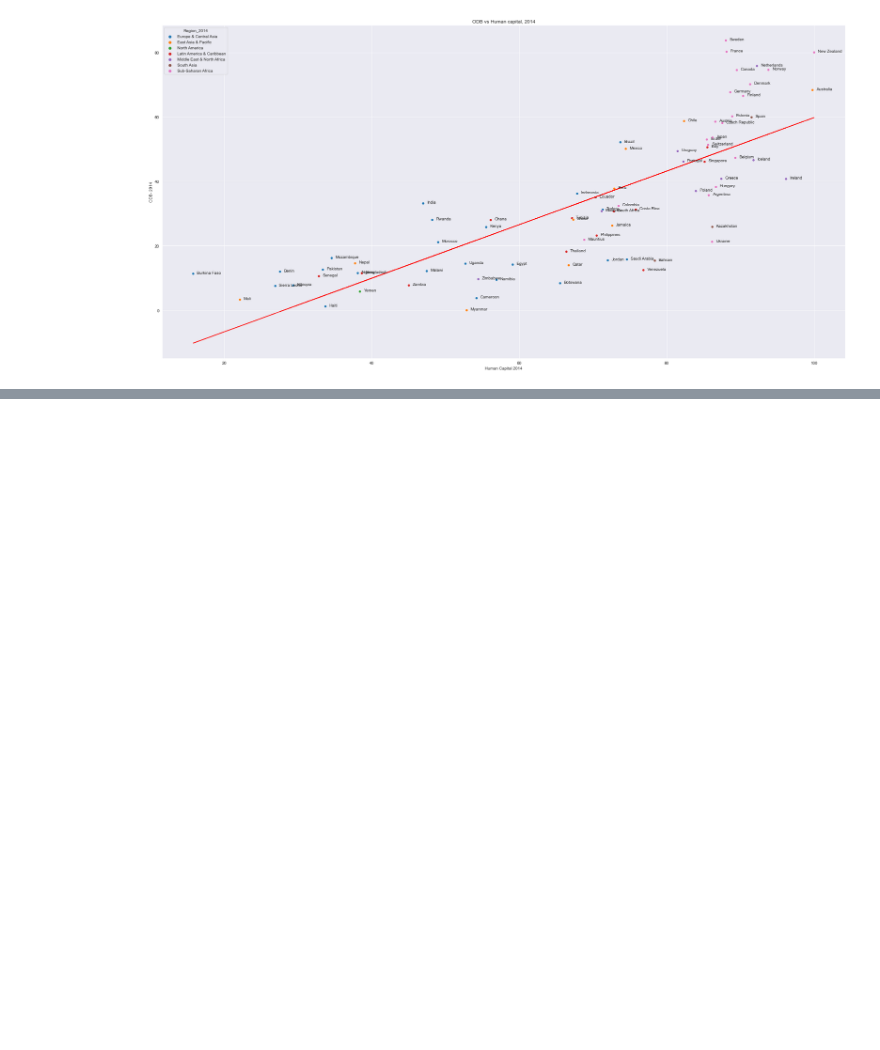
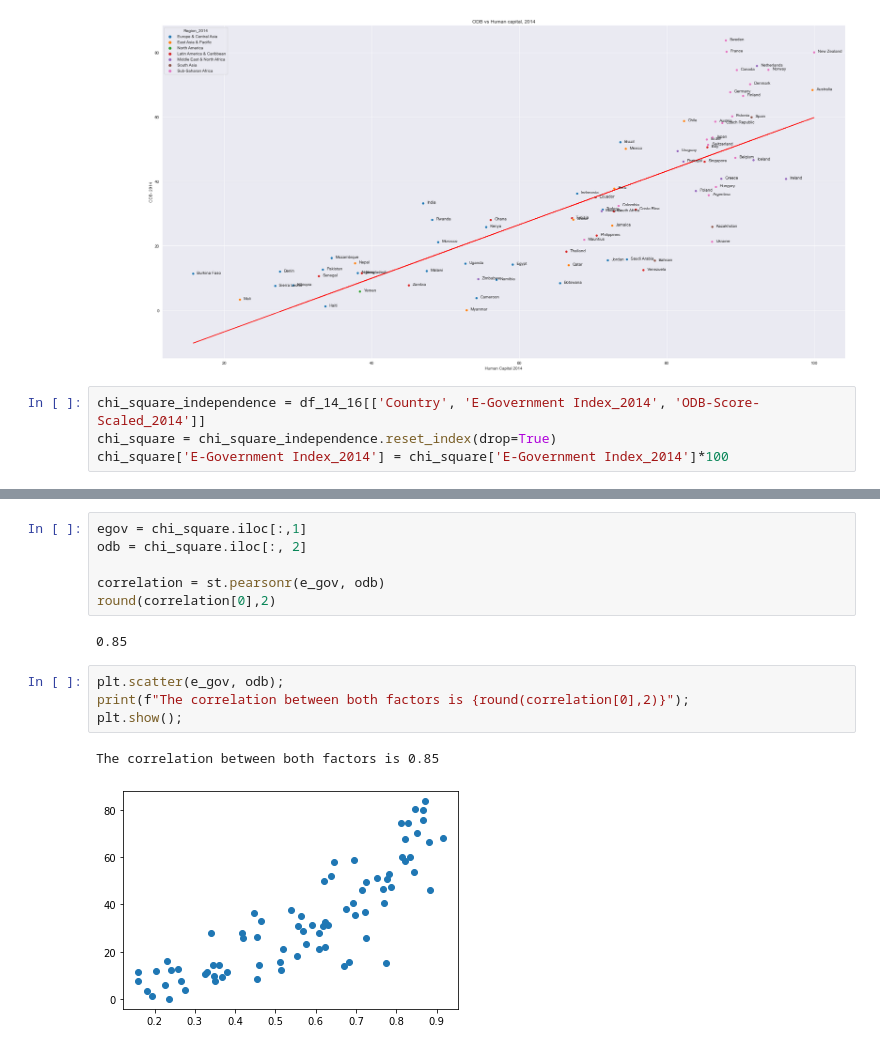
Before and after one commit to kreetigulati/Egovernance_and_OpenData, a Jupyter notebook: Jordan/Merge graphing.ipynb, the cells around one changed output, grey strips where cells are left out. Drawn from its saved outputs; the diff is of its cells as text; blank space fills up the shorter version.

```diff
--- a/Jordan/Merge graphing.ipynb
+++ b/Jordan/Merge graphing.ipynb
@@ -345,3 +386,7 @@ for i, label in enumerate(df_14_16['Country']):
     plt.text(x_axis[i]+.5, y_axis[i],label)
 # %% [output]
 [figure]
+# %%
+chi_square_independence = df_14_16[['Country', 'E-Government Index_2014', 'ODB-Score-Scaled_2014']]
+chi_square = chi_square_independence.reset_index(drop=True)
+chi_square['E-Government Index_2014'] = chi_square['E-Government Index_2014']*100
@@ -347,0 +425,15 @@ for i, label in enumerate(df_14_16['Country']):
+# %%
+egov = chi_square.iloc[:,1]
+odb = chi_square.iloc[:, 2]
+
+correlation = st.pearsonr(e_gov, odb)
+round(correlation[0],2)
+# %% [output]
+0.85
+# %%
+plt.scatter(e_gov, odb);
+print(f"The correlation between both factors is {round(correlation[0],2)}");
+plt.show();
+# %% [output]
+The correlation between both factors is 0.85
+[figure, added]
```
Also changed, not shown: parts of 12 cells of this notebook.
